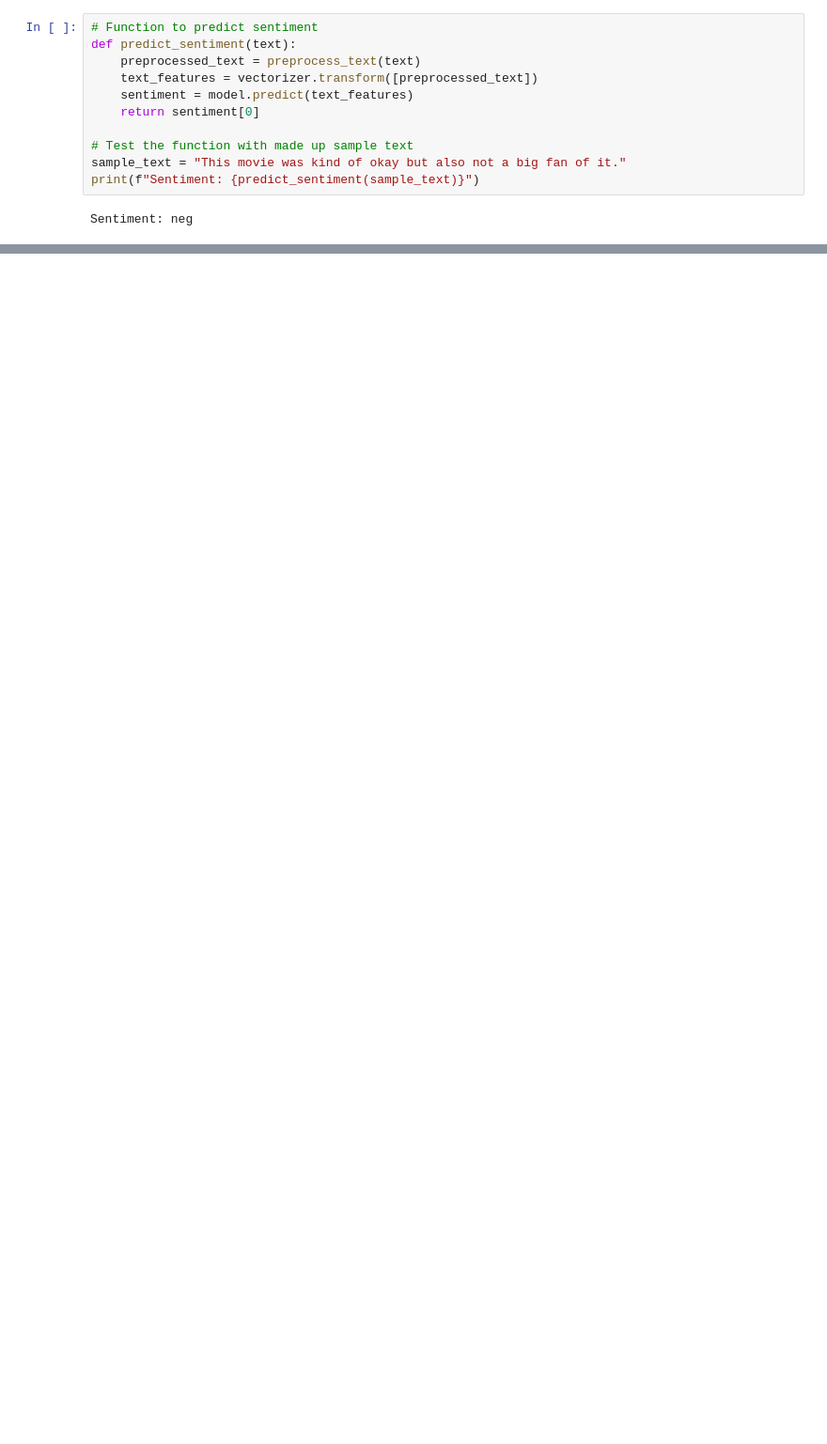
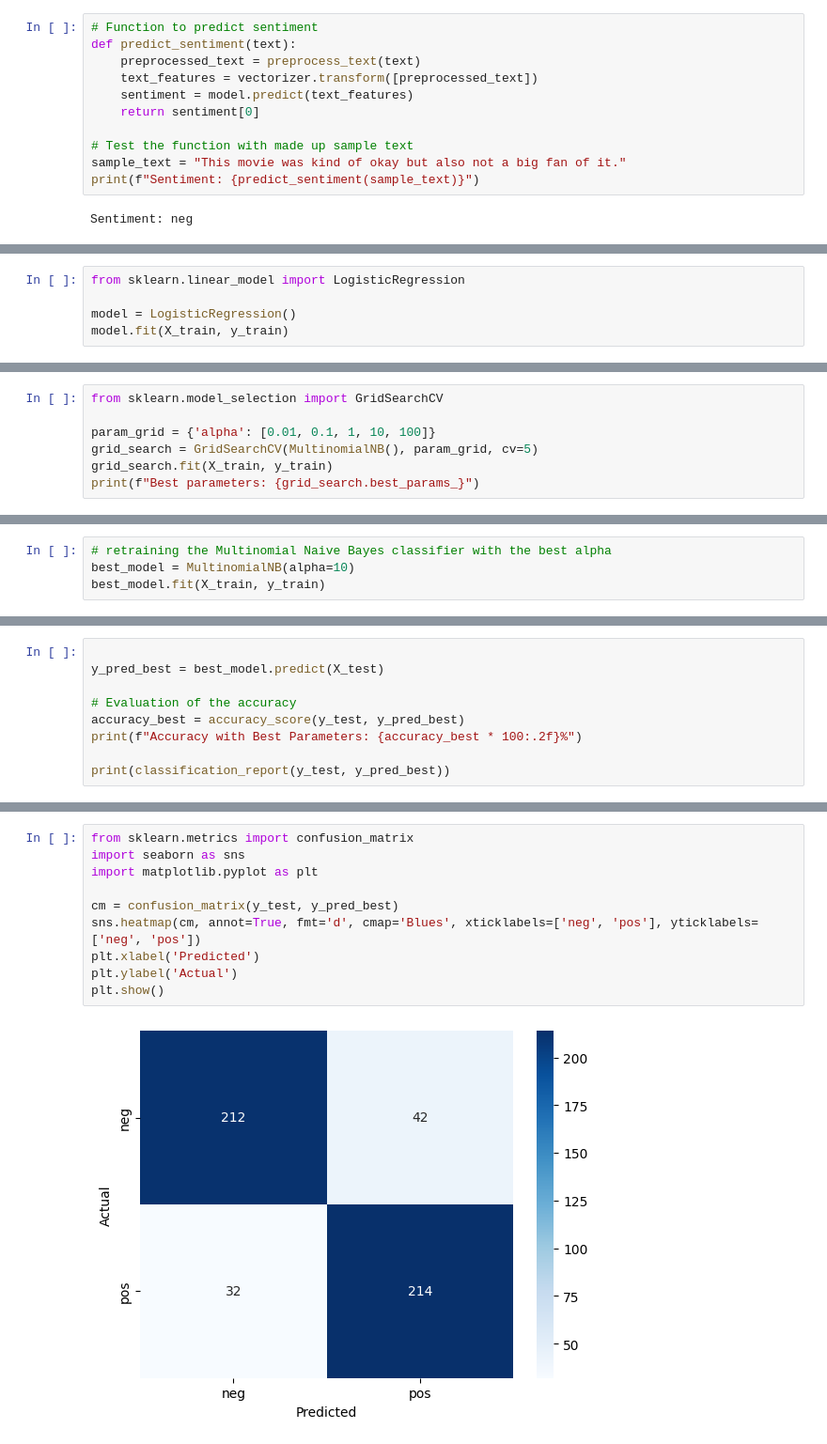
Before and after one commit to spasegirl/sentiment_analysis, a Jupyter notebook: data_exploration.ipynb, the cells around one changed output, grey strips where cells are left out. Shown at 94% size. Cells and saved outputs as stored; diff of their text form; blank space fills up the shorter version.

```diff
--- a/data_exploration.ipynb
+++ b/data_exploration.ipynb
@@ -82,0 +97,5 @@ Sentiment: neg
+# %%
+from sklearn.linear_model import LogisticRegression
+
+model = LogisticRegression()
+model.fit(X_train, y_train)
@@ -82,0 +111,7 @@ Sentiment: neg
+# %%
+from sklearn.model_selection import GridSearchCV
+
+param_grid = {'alpha': [0.01, 0.1, 1, 10, 100]}
+grid_search = GridSearchCV(MultinomialNB(), param_grid, cv=5)
+grid_search.fit(X_train, y_train)
+print(f"Best parameters: {grid_search.best_params_}")
@@ -82,0 +120,4 @@ Sentiment: neg
+# %%
+# retraining the Multinomial Naive Bayes classifier with the best alpha
+best_model = MultinomialNB(alpha=10)
+best_model.fit(X_train, y_train)
@@ -82,0 +126,9 @@ Sentiment: neg
+# %%
+
+y_pred_best = best_model.predict(X_test)
+
+# Evaluation of the accuracy
+accuracy_best = accuracy_score(y_test, y_pred_best)
+print(f"Accuracy with Best Parameters: {accuracy_best * 100:.2f}%")
+
+print(classification_report(y_test, y_pred_best))
@@ -82,0 +152,12 @@ Sentiment: neg
+# %%
+from sklearn.metrics import confusion_matrix
+import seaborn as sns
+import matplotlib.pyplot as plt
+
+cm = confusion_matrix(y_test, y_pred_best)
+sns.heatmap(cm, annot=True, fmt='d', cmap='Blues', xticklabels=['neg', 'pos'], yticklabels=['neg', 'pos'])
+plt.xlabel('Predicted')
+plt.ylabel('Actual')
+plt.show()
+# %% [output]
+[figure, added]
```
Also changed, not shown: parts of 11 cells of this notebook.
